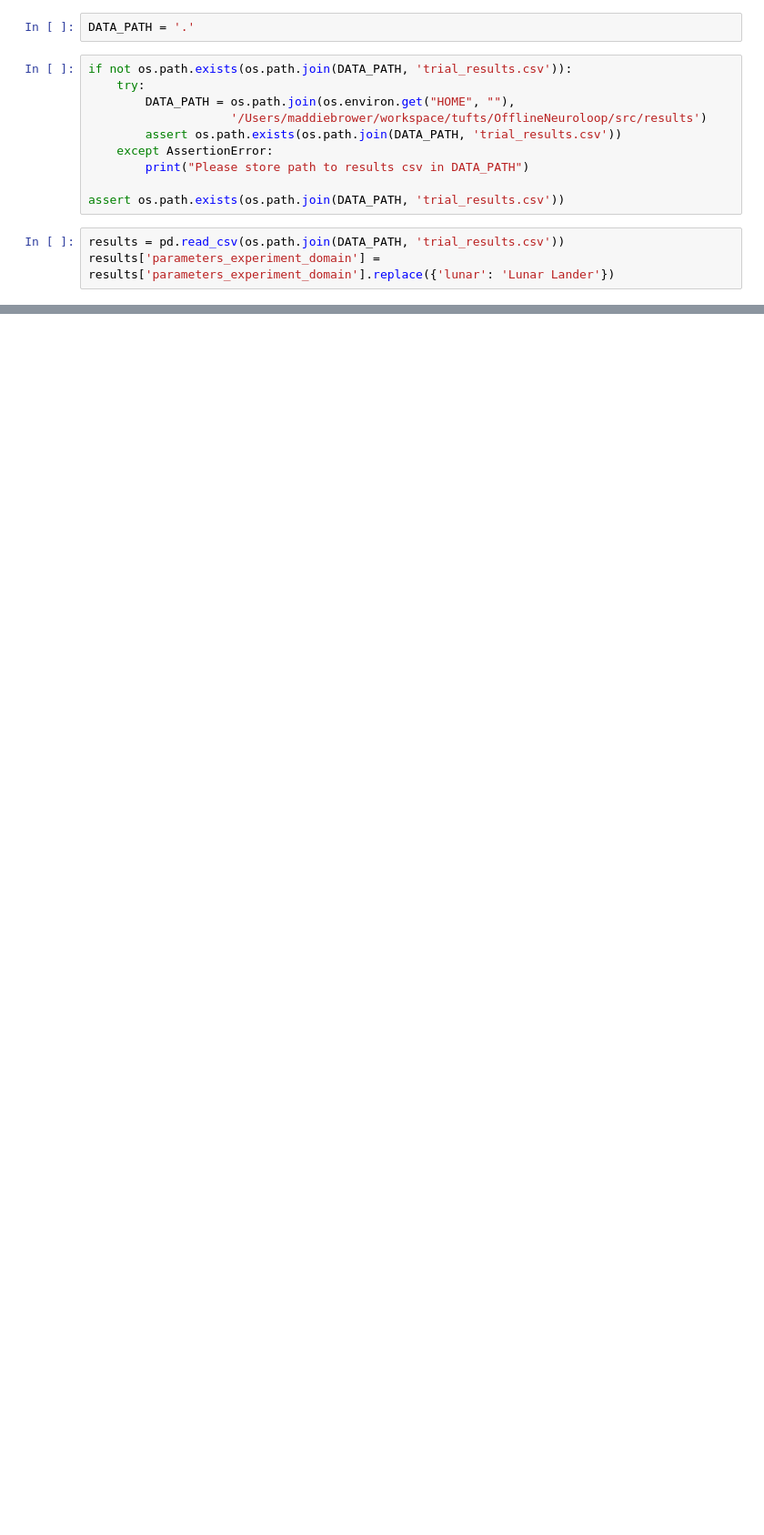
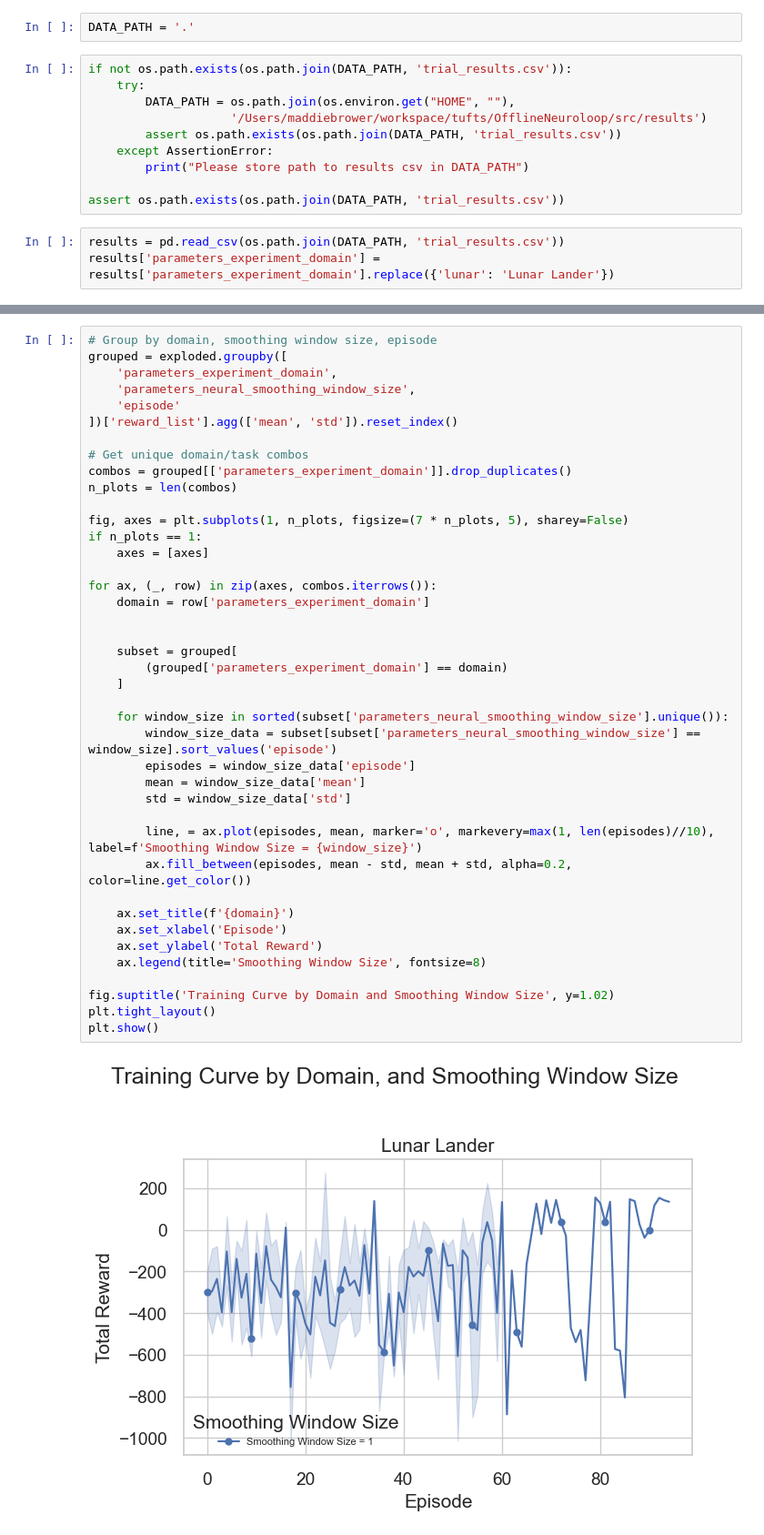
Before and after one commit to your-profile/OfflineNeuroloop, a Jupyter notebook: src/results/visualization.ipynb, the cells around one changed output, grey strips where cells are left out. Shown at 91% size. Saved outputs shown, nothing was run; the diff lists cells and outputs as text; blank space fills up the shorter version.

```diff
--- a/src/results/visualization.ipynb
+++ b/src/results/visualization.ipynb
@@ -217,0 +155,43 @@ plt.show()
+# %%
+# Group by domain, smoothing window size, episode
+grouped = exploded.groupby([
+    'parameters_experiment_domain',
+    'parameters_neural_smoothing_window_size',
+    'episode'
+])['reward_list'].agg(['mean', 'std']).reset_index()
+
+# Get unique domain/task combos
+combos = grouped[['parameters_experiment_domain']].drop_duplicates()
+n_plots = len(combos)
+
+fig, axes = plt.subplots(1, n_plots, figsize=(7 * n_plots, 5), sharey=False)
+if n_plots == 1:
+    axes = [axes]
+
+for ax, (_, row) in zip(axes, combos.iterrows()):
+    domain = row['parameters_experiment_domain']
+
+
+    subset = grouped[
+        (grouped['parameters_experiment_domain'] == domain)
+    ]
+
+    for window_size in sorted(subset['parameters_neural_smoothing_window_size'].unique()):
+        window_size_data = subset[subset['parameters_neural_smoothing_window_size'] == window_size].sort_values('episode')
+        episodes = window_size_data['episode']
+        mean = window_size_data['mean']
+        std = window_size_data['std']
+
+        line, = ax.plot(episodes, mean, marker='o', markevery=max(1, len(episodes)//10), label=f'Smoothing Window Size = {window_size}')
+        ax.fill_between(episodes, mean - std, mean + std, alpha=0.2, color=line.get_color())
+
+    ax.set_title(f'{domain}')
+    ax.set_xlabel('Episode')
+    ax.set_ylabel('Total Reward')
+    ax.legend(title='Smoothing Window Size', fontsize=8)
+
+fig.suptitle('Training Curve by Domain and Smoothing Window Size', y=1.02)
+plt.tight_layout()
+plt.show()
+# %% [output]
+[figure, added]
```
Also changed, not shown: parts of 11 cells of this notebook, 1 other file.
